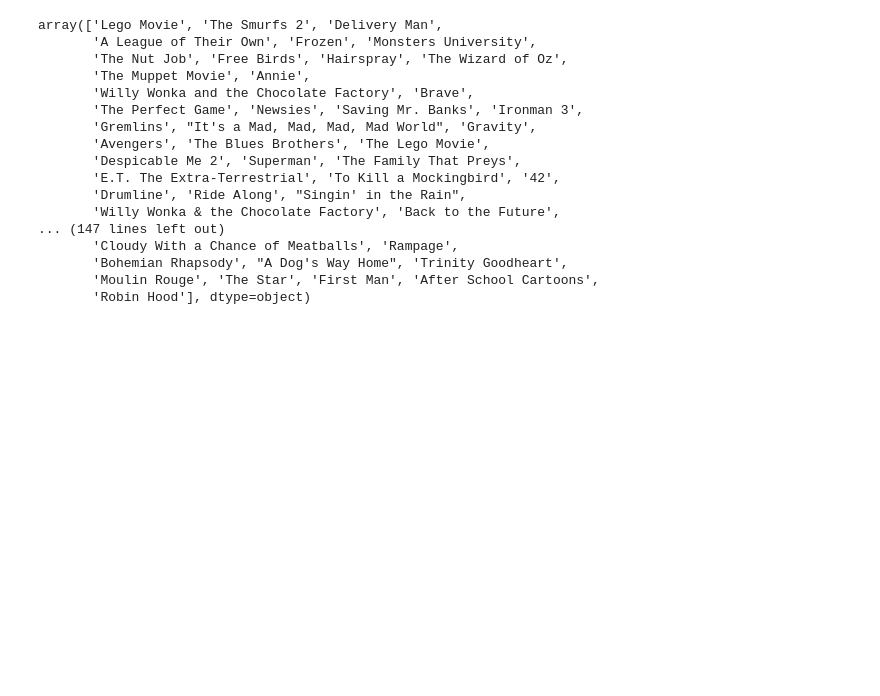
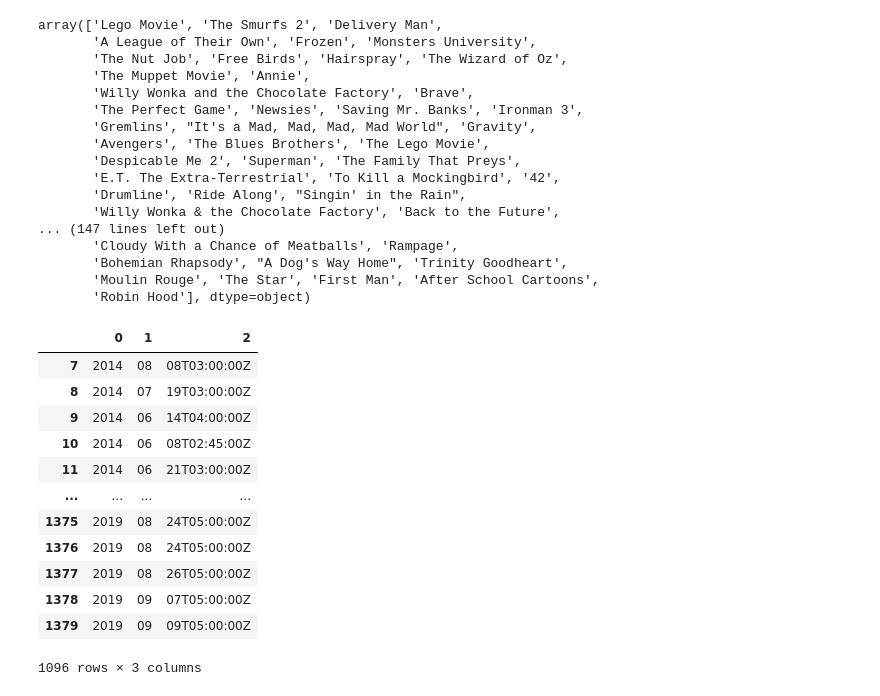
Before and after one commit to TheBoognish138/chicago_movies_app, a Jupyter notebook: Project/data_engineering_eda/DATA_CLEANING_PT2.ipynb, the cells around one changed output. Saved outputs shown, nothing was run; the diff lists cells and outputs as text; code cells hidden in the pictures; blank space fills up the shorter version.

```diff
--- a/Project/data_engineering_eda/DATA_CLEANING_PT2.ipynb
+++ b/Project/data_engineering_eda/DATA_CLEANING_PT2.ipynb
@@ -150,3 +150,21 @@ array(['Lego Movie', 'The Smurfs 2', 'Delivery Man',
        'Bohemian Rhapsody', "A Dog's Way Home", 'Trinity Goodheart',
        'Moulin Rouge', 'The Star', 'First Man', 'After School Cartoons',
        'Robin Hood'], dtype=object)
+# %%
+# Here is where we get the month
+df5 = df4.date.str.split(pat="-", expand=True)
+df5
+# %% [output]
+|  | 0 | 1 | 2 |
+| 7 | 2014 | 08 | 08T03:00:00Z |
+| 8 | 2014 | 07 | 19T03:00:00Z |
+| 9 | 2014 | 06 | 14T04:00:00Z |
+| 10 | 2014 | 06 | 08T02:45:00Z |
+| 11 | 2014 | 06 | 21T03:00:00Z |
+| ... | ... | ... | ... |
+| 1375 | 2019 | 08 | 24T05:00:00Z |
+| 1376 | 2019 | 08 | 24T05:00:00Z |
+| 1377 | 2019 | 08 | 26T05:00:00Z |
+| 1378 | 2019 | 09 | 07T05:00:00Z |
+| 1379 | 2019 | 09 | 09T05:00:00Z |
+1096 rows × 3 columns
```
Also changed, not shown: parts of 2 cells of this notebook, 3 other files.
